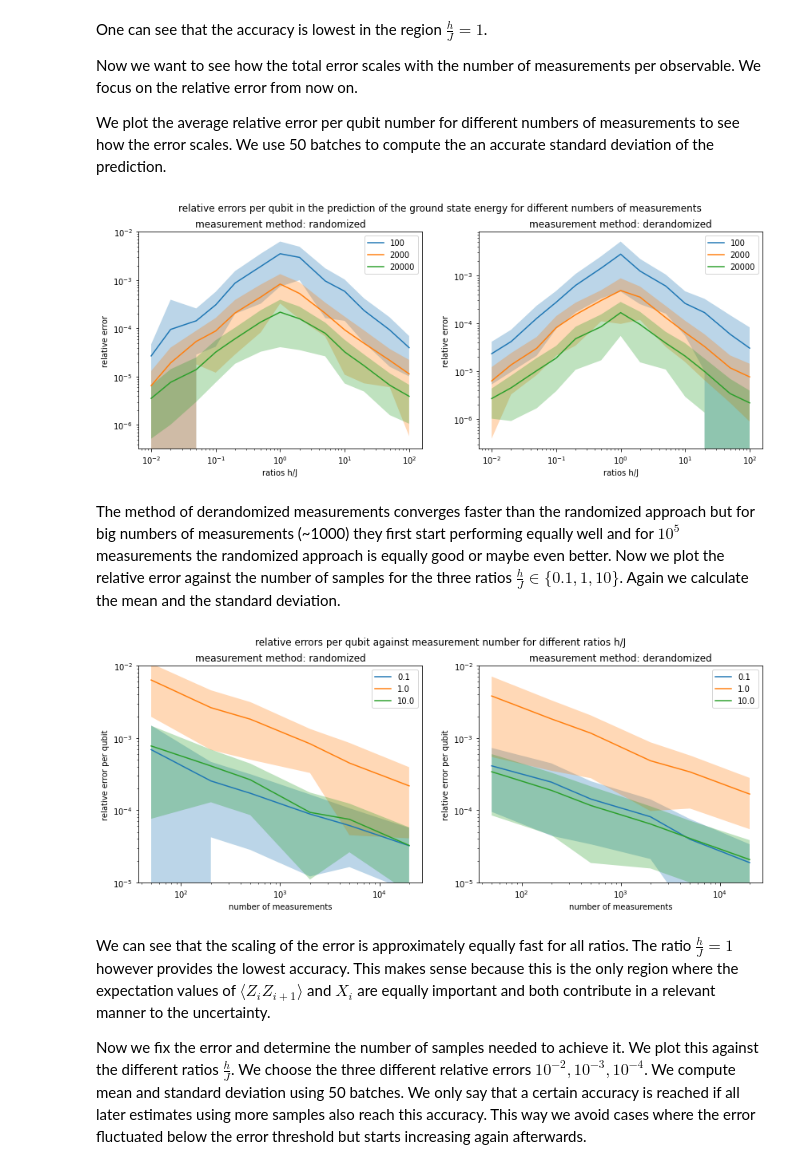
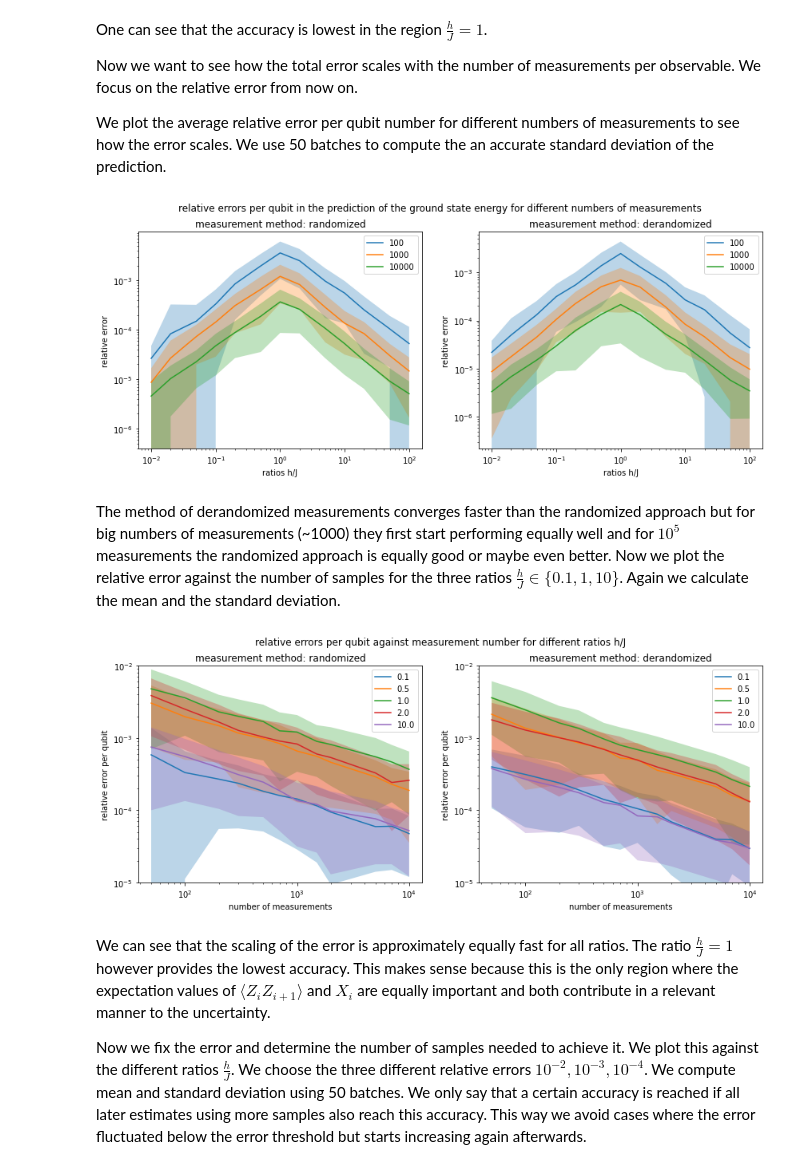
Before and after one commit to LennartBuerger/classical-shadows-for-1d-TFIM-energy-estimation, a Jupyter notebook: display_data/shadow_performance_analysis.ipynb, the cells around one changed output. Cells and saved outputs as stored; diff of their text form; code cells hidden in the pictures.

Commit message:
made all the plots in shadow performance analysis and heisenberg nicer

```diff
--- a/display_data/shadow_performance_analysis.ipynb
+++ b/display_data/shadow_performance_analysis.ipynb
@@ -34,14 +34,15 @@ save_direc_measurements_two_point_correlation_derandomized = Path('data/shadow_m
 ground_state_dict = np.load(save_direc_groundstate, allow_pickle='TRUE')
 ground_state_dict = ground_state_dict.item()
 # %%
-qubit_num = np.array([6, 8, 10, 12])
+ratios_h_j = np.array([1.0])
+qubit_num = np.array([12, 14])
 # # the generation of a measurement procedure becomes very slow when num_of_measurements becomes big
 # (~1000). In the case of the ising model it is alright to proceed by using batches because we only
 # measure two different Pauli strings. We have to remove this batched procedure though when
 # dealing with more complicated systems where we have to measure more than 100 different Pauli Strings
 # for now we form batches of 100 measurements
 # num of measurements has to be a multiple of 100
-num_of_measurements = 1000000
+num_of_measurements = 5000000
 measurement_methods = np.array(['derandomized', 'randomized'])
 for i in range(np.size(qubit_num)):
     for j in range(np.size(ratios_h_j)):
@@ -178,8 +177,8 @@ to see how the error scales.
 We use 50 batches to compute the an accurate standard deviation of the prediction.
 # %%
 qubit_num = 14
-num_of_measurements = np.array([100, 2000, 20000])
-batches = 50
+num_of_measurements = np.array([100, 1000, 10000])
+batches = 100
 fig, axs = plt.subplots(1, 2)
 fig.set_figheight(5)
 fig.set_figwidth(14)
@@ -212,7 +211,7 @@ for l in range(0, 2):
         axs[l].set_title('measurement method: ' + str(measurement_methods[l]))
         axs[l].legend()
 # %% [output]
-[figure, old version]
+[figure, new version]
 # %% [markdown]
 The method of derandomized measurements converges faster than the randomized approach
 but for big numbers of measurements (~1000) they first start performing equally well and
@@ -220,43 +219,43 @@ for $10^5$ measurements the randomized approach is equally good or maybe even be
 Now we plot the relative error against the number of samples for the three ratios
  $\frac{h}{J} \in \{0.1, 1, 10\}$. Again we calculate the mean and the standard deviation.
 # %%
-num_of_measurements = np.array([50, 200, 500, 2000, 5000, 20000])
-batches = 50
-some_ratios = np.array([0.1, 1, 10])
+num_of_measurements = np.array([50, 100, 200, 300, 500, 700, 1000, 1500, 2000, 5000, 7000, 10000])
+batches = 100
+some_ratios = np.array([0.1, 0.5, 1, 2, 10])
 fig, axs = plt.subplots(1, 2)
 fig.set_figheight(5)
 fig.set_figwidth(14)
 fig.suptitle('relative errors per qubit against measurement number for different ratios h/J')
 for l in range(0, 2):
     for i in range(0, np.size(some_ratios)):
         energy_shadow = np.zeros(np.size(num_of_measurements))
         errors = np.zeros((batches, np.size(num_of_measurements)))
         energy_brute = energy_dict[str(1)]['periodic'][str(qubit_num)][str(some_ratios[i])][0] * np.ones(np.size(num_of_measurements))
         save_direc_procedure = Path('data/shadow_measurements/measurement_procedure_ratio_'+\
                               str(some_ratios[i])+'_qubit_num_'+str(qubit_num)+'_method_'+measurement_methods[l]+'.npy')
         save_direc_index = Path('data/shadow_measurements/measurement_index_ratio_'+\
                               str(some_ratios[i])+'_qubit_num_'+str(qubit_num)+'_method_'+measurement_methods[l]+'.npy')
         measurement_procedure = np.lib.format.open_memmap(save_direc_procedure, dtype=np.str_, mode='r')
         measurement_index = np.lib.format.open_memmap(save_direc_index, dtype=np.int32, mode='r')
         for k in range(0, batches):
             for j in range(0, np.size(num_of_measurements)):
                 measurements = conversion_to_prediction_shadow_dict_shape(measurement_procedure[k*num_of_measurements[j]:(k+1)*num_of_measurements[j]],
                                                                           measurement_index[k*num_of_measurements[j]:(k+1)*num_of_measurements[j]], qubit_num)
                 energy_shadow[j] = TfimHamiltonianOpenFermion(qubit_num,
                                                            some_ratios[i], 1, 'periodic').energy_shadow(None,
                                                                                                        num_of_measurements[j],
                                                                                                        measurement_methods[l], measurements)
             errors[k,:] = np.abs(energy_shadow - energy_brute) / np.abs(energy_brute) / qubit_num
         error_mean = np.mean(errors, axis=0)
         error_std = np.std(errors, axis=0)
         axs[l].errorbar(num_of_measurements, error_mean, label = some_ratios[i])
         axs[l].fill_between(num_of_measurements, error_mean - error_std, error_mean + error_std, alpha = 0.3)
         axs[l].set_ylim([1e-5, 1e-2])
         axs[l].set(xscale='log', yscale='log', xlabel='number of measurements', ylabel = 'relative error per qubit')
         axs[l].set_title('measurement method: ' + str(measurement_methods[l]))
         axs[l].legend()
 # %% [output]
-[figure, old version]
+[figure, new version]
 # %% [markdown]
 We can see that the scaling of the error is approximately equally fast for all ratios. The
 ratio $\frac{h}{J} = 1$ however provides the lowest accuracy. This makes sense because
```
Also changed, not shown: parts of 6 cells of this notebook, 2 other files.
